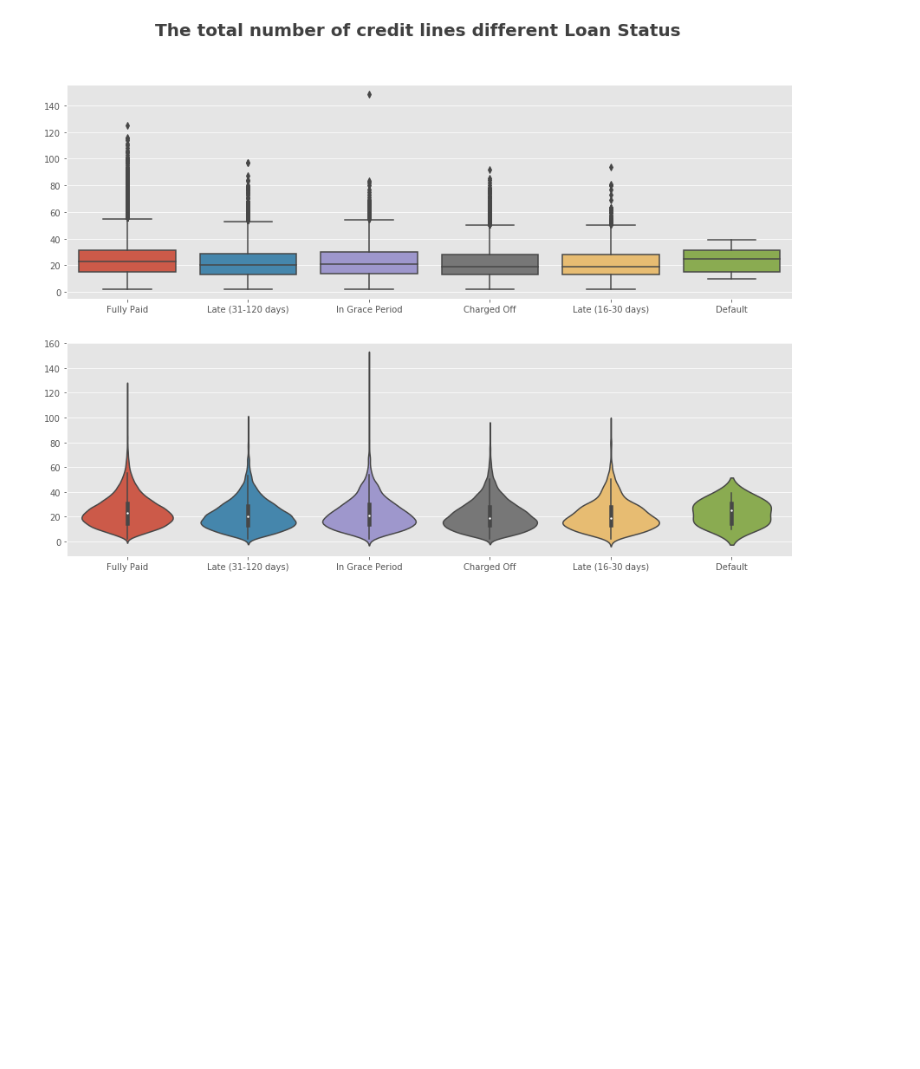
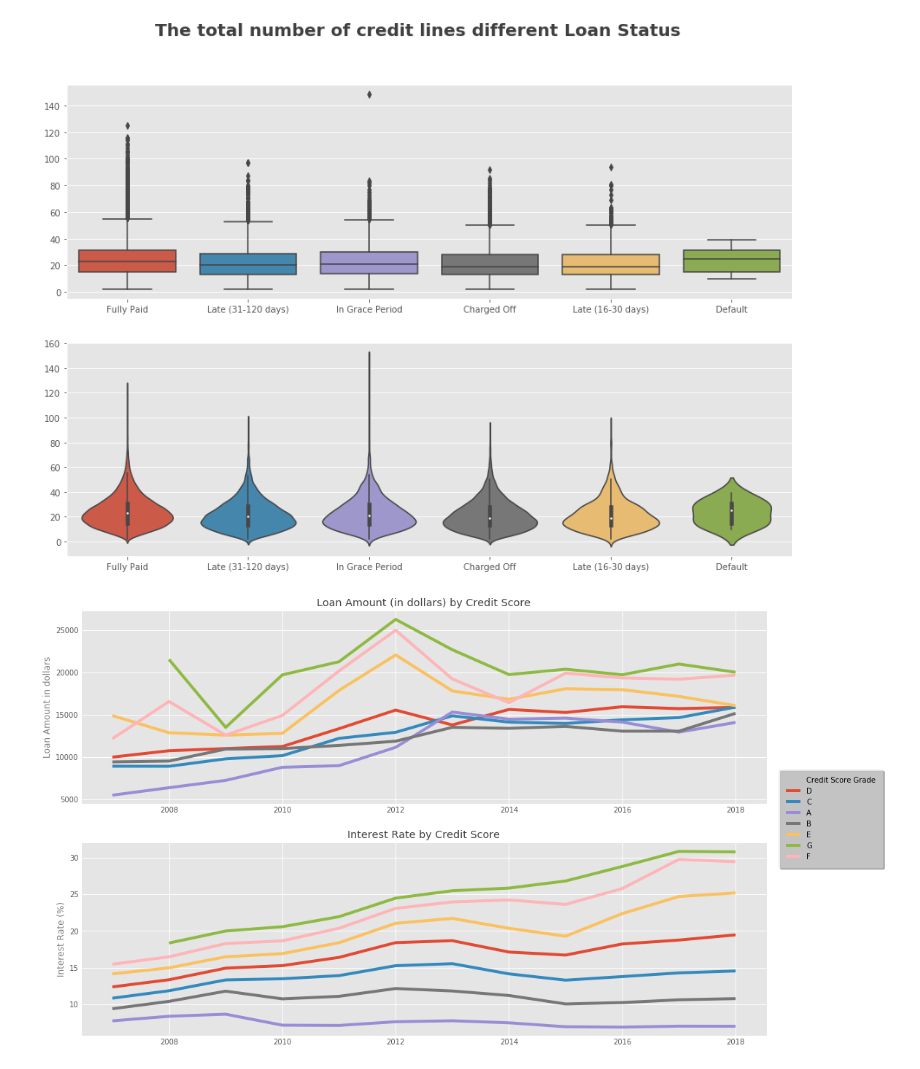
Before and after one commit to sanatanonline/pynb-codes, a Jupyter notebook: src/lending club/03 More Data Visualization and Inferences - ggplot.ipynb, the cells around one changed output. Cells and saved outputs as stored; diff of their text form; code cells hidden in the pictures; blank space fills up the shorter version.

```diff
--- a/src/lending club/03 More Data Visualization and Inferences - ggplot.ipynb
+++ b/src/lending club/03 More Data Visualization and Inferences - ggplot.ipynb
@@ -327,3 +332,29 @@ plt.suptitle('The total number of credit lines different Loan Status',
 plt.show()
 # %% [output]
 [figure]
+# %%
+fig, ax = plt.subplots(2, 1, sharex=True, sharey=True, figsize=(15, 10))
+
+plt.subplot(2, 1, 1)
+sns.lineplot(x=loan_data['issue_d'].dt.year, y="loan_amnt", hue="grade", data=loan_data, ci=None, legend=None)
+
+plt.title('Loan Amount (in dollars) by Credit Score', alpha=0.75)
+plt.xlabel('')
+plt.ylabel('Loan Amount in dollars', alpha=0.75)
+
+
+plt.subplot(2, 1, 2)
+sns.lineplot(x=loan_data['issue_d'].dt.year, y="int_rate", hue="grade", data=loan_data, ci=None)
+
+plt.title('Interest Rate by Credit Score', alpha=0.75)
+plt.xlabel('')
+plt.ylabel('Interest Rate (%)', alpha=0.75)
+
+#plt.legend(fancybox=True, framealpha=1, shadow=True, borderpad=1, loc='lower right')
+plt.legend(bbox_to_anchor=(1.175, 0.85), fancybox=True, framealpha=0.5, shadow=True, borderpad=1,
+           loc='lower right').texts[0].set_text("Credit Score Grade")
+
+plt.savefig('plots/24.png', bbox_inches="tight")
+plt.show()
+# %% [output]
+[figure, added]
```
Also changed, not shown: parts of 13 cells of this notebook, 19 other files.
